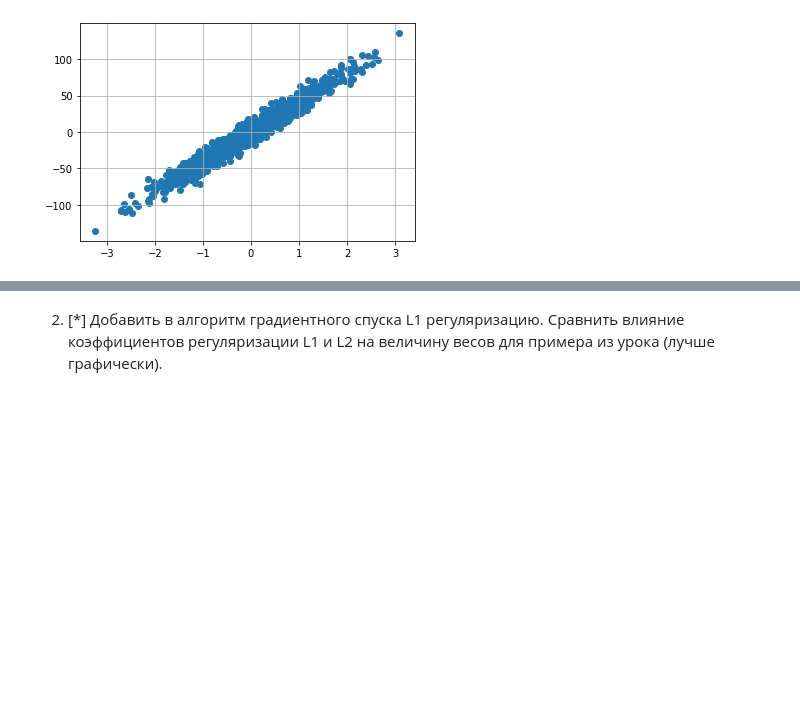
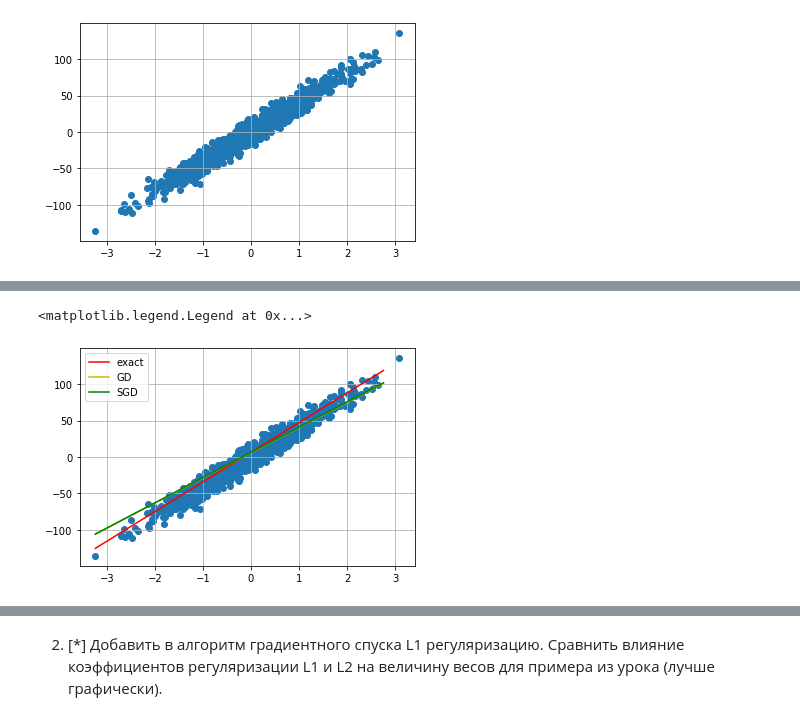
Before and after one commit to nglaz0v/Data_Analysis_Algorithms, a Jupyter notebook: task_02.ipynb, the cells around one changed output, grey strips where cells are left out. Saved outputs shown, nothing was run; the diff lists cells and outputs as text; code cells hidden in the pictures; blank space fills up the shorter version.

```diff
--- a/task_02.ipynb
+++ b/task_02.ipynb
@@ -4,3 +7,8 @@ import matplotlib.pyplot as plt
 # %% [markdown]
 1. Сгенерировать датасет при помощи `sklearn.datasets.make_regression` и обучить линейную модель при помощи градиентного спуска и стохастического градиентного спуска. Построить графики среднеквадратичной ошибки от числа итераций для обоих методов на одном рисунке, сделать выводы о разнице скорости сходимости каждого из методов.
+# %%
+def calc_mse(y, y_pred):
+    """средняя квадратическая ошибка"""
+    err = np.mean((y - y_pred)**2)
+    return err
 # %%
@@ -25,0 +47,21 @@ plt.grid()
+# %%
+def eval_SGD(X, y, iterations, eta=1e-4):
+    """стохастический градиентный спуск"""
+    np.random.seed(42)
+    w = np.random.randn(X.shape[1]) # начальное приближение весов
+    n = X.shape[0] # число наблюдений
+    errors = []
+    for i in range(1, iterations + 1):
+        err = calc_mse(y, np.dot(X, w))
+        # генерируем случайный индекс объекта выборки
+        ind = np.random.randint(n)
+        y_pred = np.dot(X[ind], w)
+        w -= eta * (2 * np.dot(X[ind].T, (y_pred - y[ind])))
+        if i % (iterations / 10) == 0:
+            print(f'{i}: weights={w}, MSE={err:.3f}')
+        errors.append(err)
+    return w, errors
+# %%
+%%time
+
+w_gd, err_gd = eval_GD(X_, y_, iterations=1000, eta=1e-3)
@@ -25,0 +81,4 @@ plt.grid()
+# %%
+%%time
+
+w_sgd, err_sgd = eval_SGD(X_, y_, iterations=1000, eta=1e-3)
@@ -25,0 +98,15 @@ plt.grid()
+# %%
+x = np.arange(np.min(X_[:, 0]), np.max(X_[:, 0]))
+y0 = coef[1] + x*coef[0]
+y1 = w_gd[1] + x*w_gd[0]
+y2 = w_sgd[1] + x*w_sgd[0]
+
+plt.scatter(X_[:, 0], y_)
+plt.plot(x, y0, c='r', label="exact")
+plt.plot(x, y1, c='y', label="GD")
+plt.plot(x, y2, c='g', label="SGD")
+plt.grid()
+plt.legend()
+# %% [output]
+<matplotlib.legend.Legend at 0x...>
+[figure, added]
```
Also changed, not shown: parts of 6 cells of this notebook.
